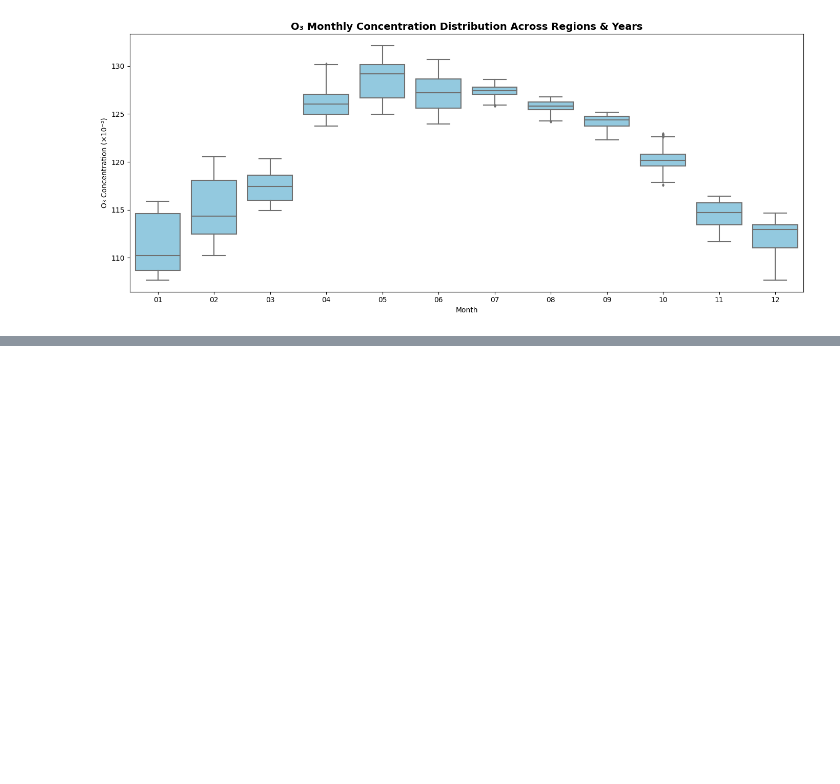
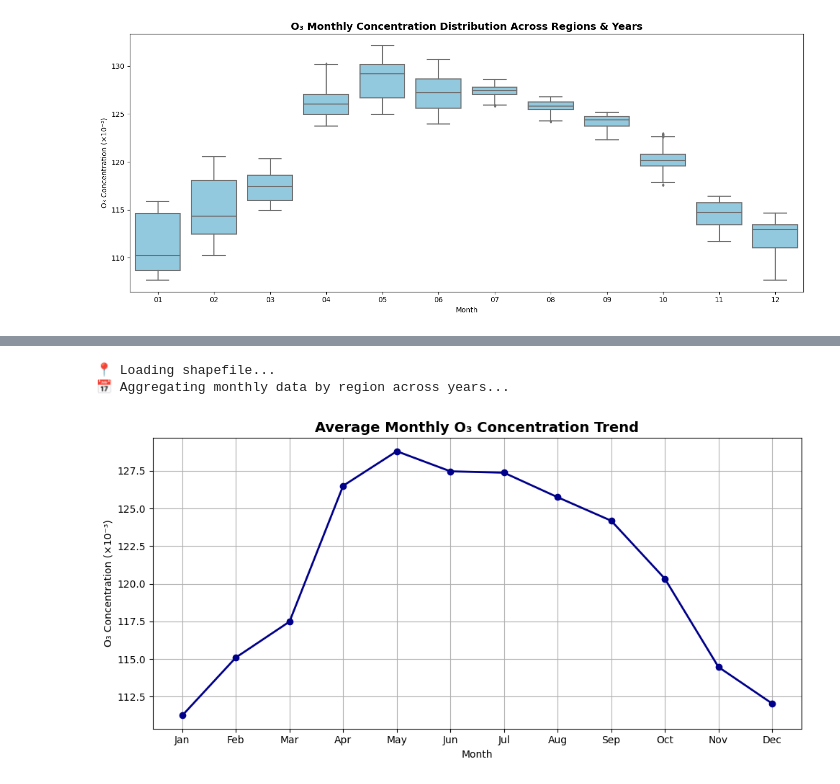
Before and after one commit to aCoderChild/Kaggle-and-AI, a Jupyter notebook: pollutants.ipynb, the cells around one changed output, grey strips where cells are left out. Cells and saved outputs as stored; diff of their text form; code cells hidden in the pictures; blank space fills up the shorter version.

```diff
--- a/pollutants.ipynb
+++ b/pollutants.ipynb
@@ -788,0 +844,13 @@ plot_monthly_avg_maps_selected_regions(
+# %%
+plot_monthly_lineplot(
+    shapefile=shapefile,
+    tif_folder=tif_folder,
+    region_names=northern_provinces,
+    years=years,
+    region_column="NAME_1",
+    scale=1000
+)
+# %% [output]
+📍 Loading shapefile...
+📅 Aggregating monthly data by region across years...
+[figure, added]
```
Also changed, not shown: parts of 6 cells of this notebook.
